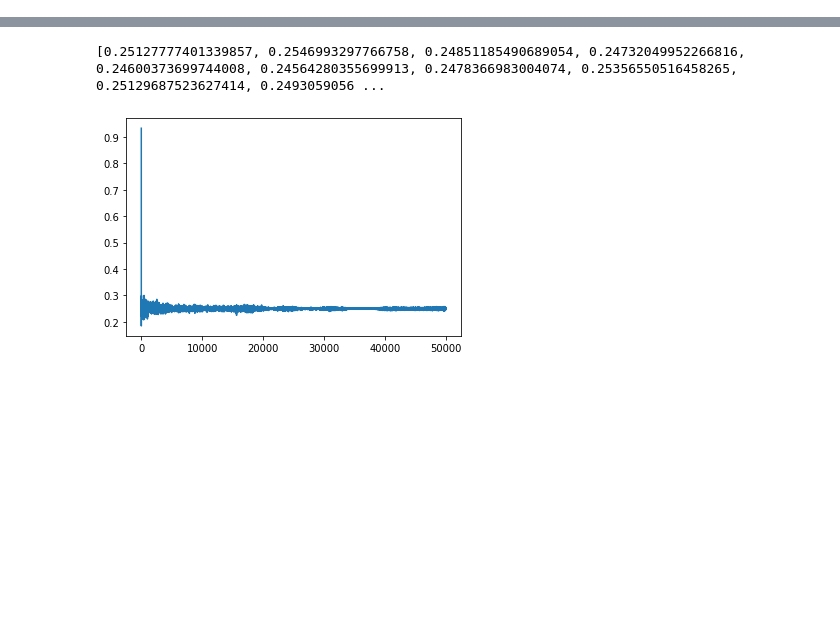
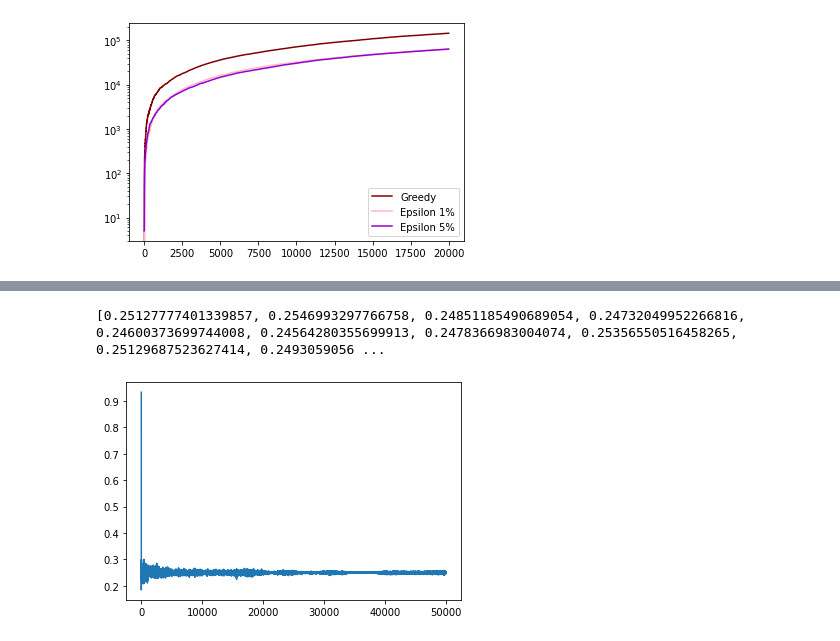
Before and after one commit to ms2892/advanced-ml, a Jupyter notebook: Reinforcement Tests.ipynb, the cells around one changed output, grey strips where cells are left out. Saved outputs shown, nothing was run; the diff lists cells and outputs as text; code cells hidden in the pictures; blank space fills up the shorter version.

```diff
--- a/Reinforcement Tests.ipynb
+++ b/Reinforcement Tests.ipynb
@@ -75,0 +137,11 @@ for epoch in range(50000):
+# %%
+# LabelEncoder, but p=0, e=1
+import matplotlib.pyplot as plt
+plt.plot(env0.cum_regret, label='Greedy', color='maroon')
+plt.plot(env01.cum_regret, label='Epsilon 1%', color='lightpink')
+plt.plot(env05.cum_regret, label='Epsilon 5%', color='darkviolet')
+plt.legend()
+plt.yscale('log')
+plt.show()
+# %% [output]
+[figure, added]
```
Also changed, not shown: parts of 11 cells of this notebook.
